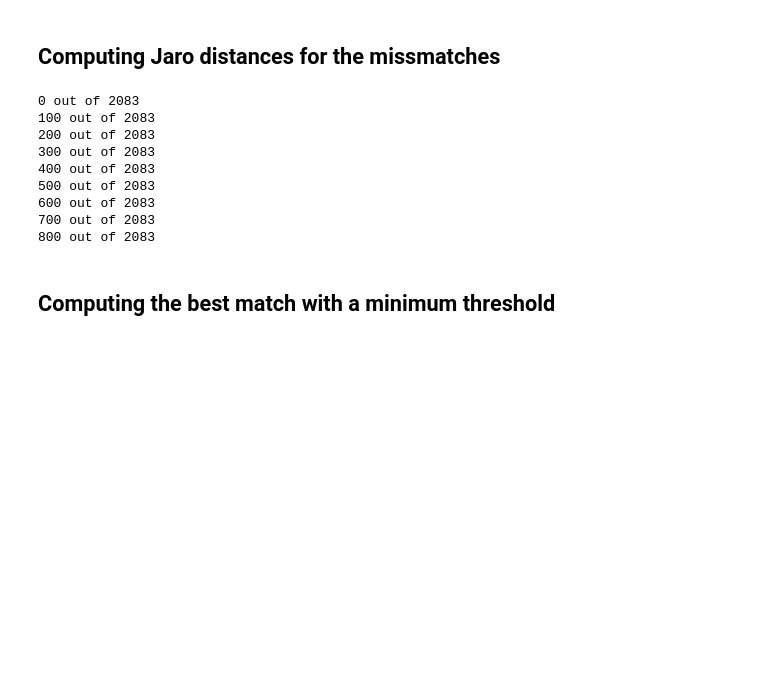
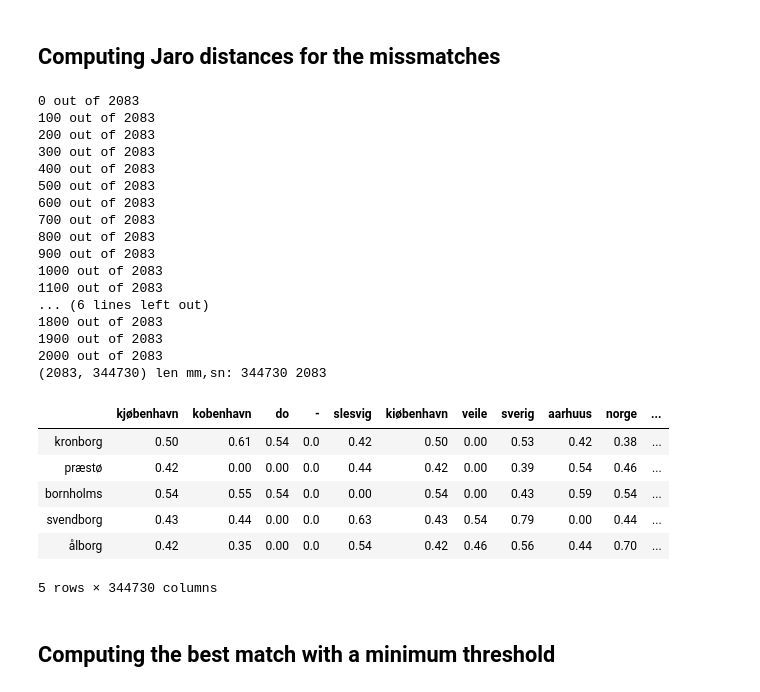
Before and after one commit to link-lives/city-standardization, a Jupyter notebook: birthplace_cleaning.ipynb, the cells around one changed output. Drawn from its saved outputs; the diff is of its cells as text; code cells hidden in the pictures; blank space fills up the shorter version.

```diff
--- a/birthplace_cleaning.ipynb
+++ b/birthplace_cleaning.ipynb
@@ -310,38 +390,54 @@ del s, agg_counts, diff_counts
 # %% [markdown]
 ## Computing Jaro distances for the missmatches
 # %%
-#Getting the potential first matches
+def compute_jaro(a, bb, i):
+    o=[]
+    for b in bb:
+        try:
+            o.append(distance.get_jaro_distance(a, b))
+        except:
+            o.append(0)
+    return i, o
+
 
 mm = miss[focus_column+'_data'].unique()
 sn = dd_org.simplename.unique() # Using the short version of dig dag to make it much faster (>x10)
-
 distance_jaro = np.zeros((len(sn),len(mm)))
 
-def compute_jaro(a,b):
-    try:
-        return distance.get_jaro_distance(a, b)
-    except:
-        return 0
 
-for i in range(len(sn)):
-    if i%100 == 0: print(i, 'out of' , len(sn))
-
-    #Computing jaro only
-    distance_jaro[i] = miss[focus_column+'_data'].apply(lambda x: compute_jaro(sn[i], x)).values
+with multiprocessing.Pool(processes=n_cores) as pool:
+    for i , result in pool.starmap(compute_jaro, zip(sn, [mm]*len(sn), range(len(sn)))):
+        if i%100 == 0: print(i, 'out of' , len(sn))
+        distance_jaro[i,:] = result
 
 
 #Index is the reference names found in digdag the columns the original data
 distance_jaro = pd.DataFrame(data = distance_jaro, columns = mm, index = sn)
 print(distance_jaro.shape, 'len mm,sn:', len(mm), len(sn)) #(26428, 1237)
+del mm, sn
 distance_jaro.head()
-del mm, sn
 # %% [output]
 0 out of 2083
 100 out of 2083
 200 out of 2083
 300 out of 2083
 400 out of 2083
 500 out of 2083
 600 out of 2083
 700 out of 2083
 800 out of 2083
+900 out of 2083
+1000 out of 2083
+1100 out of 2083
+... (6 lines left out)
+1800 out of 2083
+1900 out of 2083
+2000 out of 2083
+(2083, 344730) len mm,sn: 344730 2083
+|  | kjøbenhavn | kobenhavn | do | - | slesvig | kiøbenhavn | veile | sverig | aarhuus | norge | ... |
+| kronborg | 0.50 | 0.61 | 0.54 | 0.0 | 0.42 | 0.50 | 0.00 | 0.53 | 0.42 | 0.38 | ... |
+| præstø | 0.42 | 0.00 | 0.00 | 0.0 | 0.44 | 0.42 | 0.00 | 0.39 | 0.54 | 0.46 | ... |
+| bornholms | 0.54 | 0.55 | 0.54 | 0.0 | 0.00 | 0.54 | 0.00 | 0.43 | 0.59 | 0.54 | ... |
+| svendborg | 0.43 | 0.44 | 0.00 | 0.0 | 0.63 | 0.43 | 0.54 | 0.79 | 0.00 | 0.44 | ... |
+| ålborg | 0.42 | 0.35 | 0.00 | 0.0 | 0.54 | 0.42 | 0.46 | 0.56 | 0.44 | 0.70 | ... |
+5 rows × 344730 columns
```
Also changed, not shown: parts of 46 cells of this notebook.
